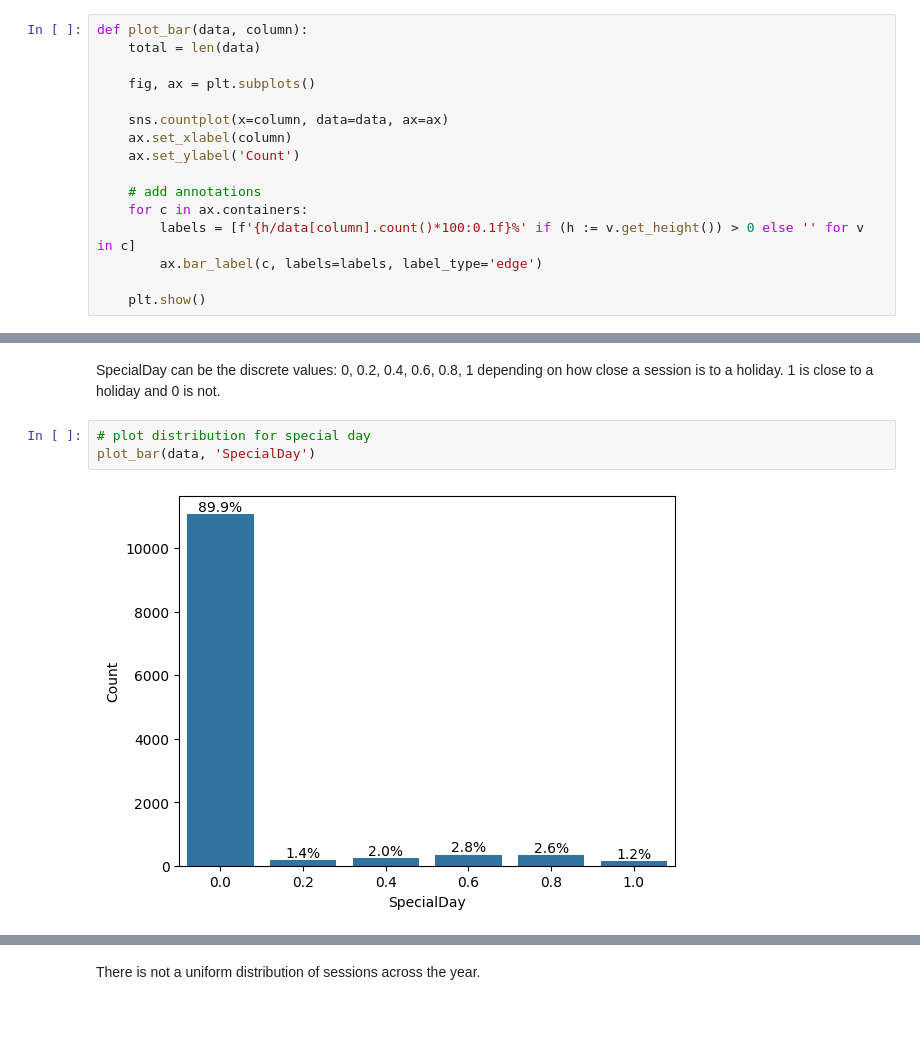
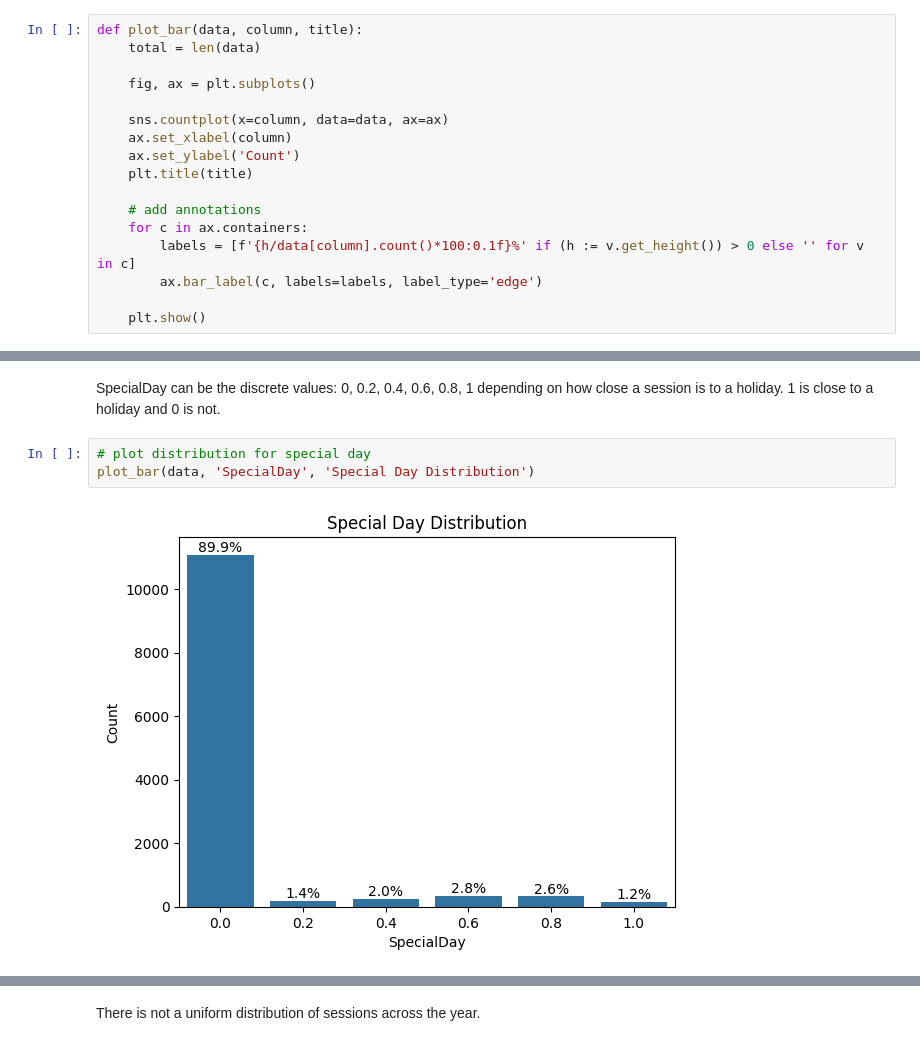
Before and after one commit to AlexWimpory/learning_from_data_cw, a Jupyter notebook: assignment.ipynb, the cells around one changed output, grey strips where cells are left out. Drawn from its saved outputs; the diff is of its cells as text; blank space fills up the shorter version.

```diff
--- a/assignment.ipynb
+++ b/assignment.ipynb
@@ -90,5 +90,5 @@ The column which indicates if there was a purchase in the session is called 'Rev
 # %%
-def plot_bar(data, column):
+def plot_bar(data, column, title):
     total = len(data)
 
     fig, ax = plt.subplots()
@@ -96,6 +96,7 @@ def plot_bar(data, column):
     sns.countplot(x=column, data=data, ax=ax)
     ax.set_xlabel(column)
     ax.set_ylabel('Count')
+    plt.title(title)
 
     # add annotations
     for c in ax.containers:
@@ -253,8 +254,8 @@ Weekend = boolean which indicates if a session occurred on the weekend
 SpecialDay can be the discrete values: 0, 0.2, 0.4, 0.6, 0.8, 1 depending on how close a session is to a holiday.  1 is close to a holiday and 0 is not.
 # %%
 # plot distribution for special day
-plot_bar(data, 'SpecialDay')
+plot_bar(data, 'SpecialDay', 'Special Day Distribution')
 # %% [output]
-[figure, old version]
+[figure, new version]
 # %%
 # plot distribution for month
```
Also changed, not shown: parts of 15 cells of this notebook.
